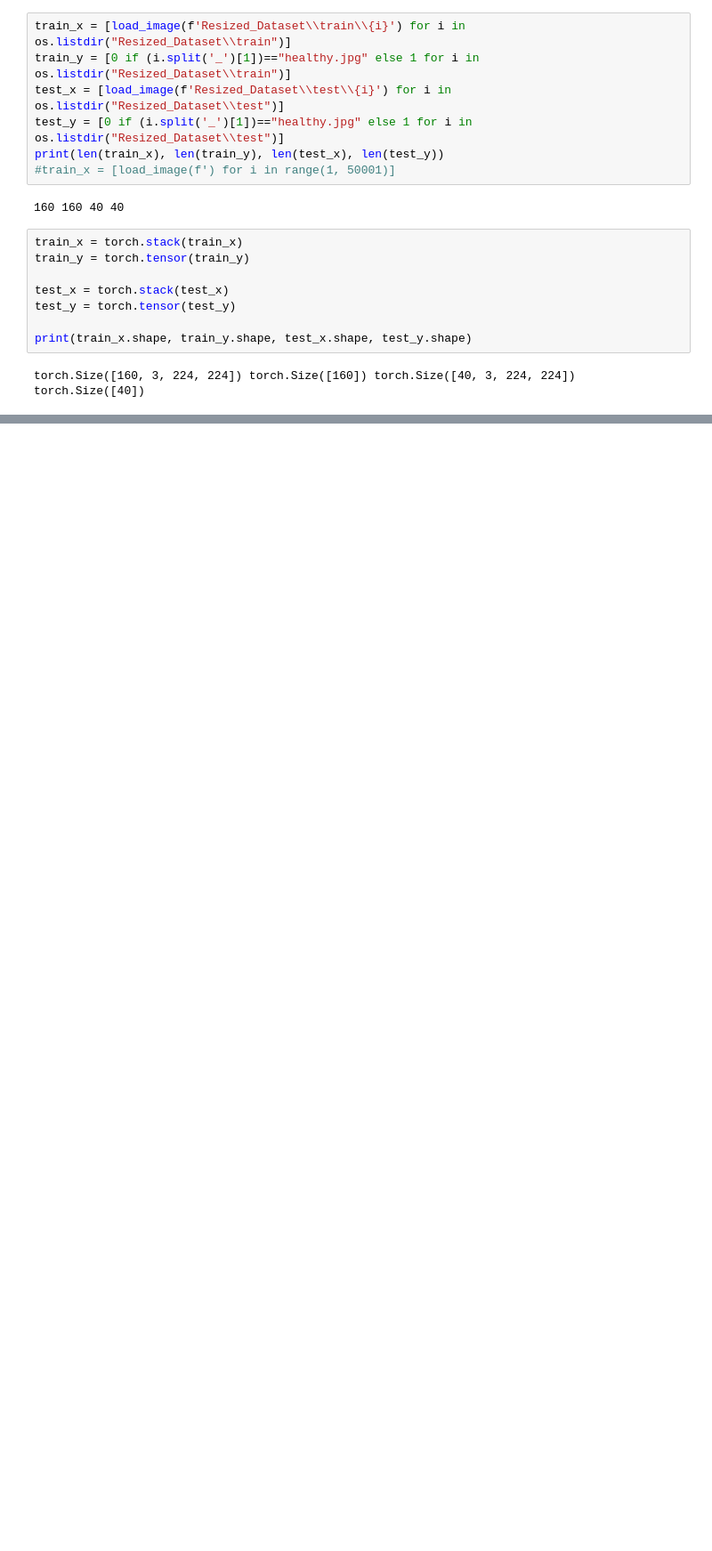
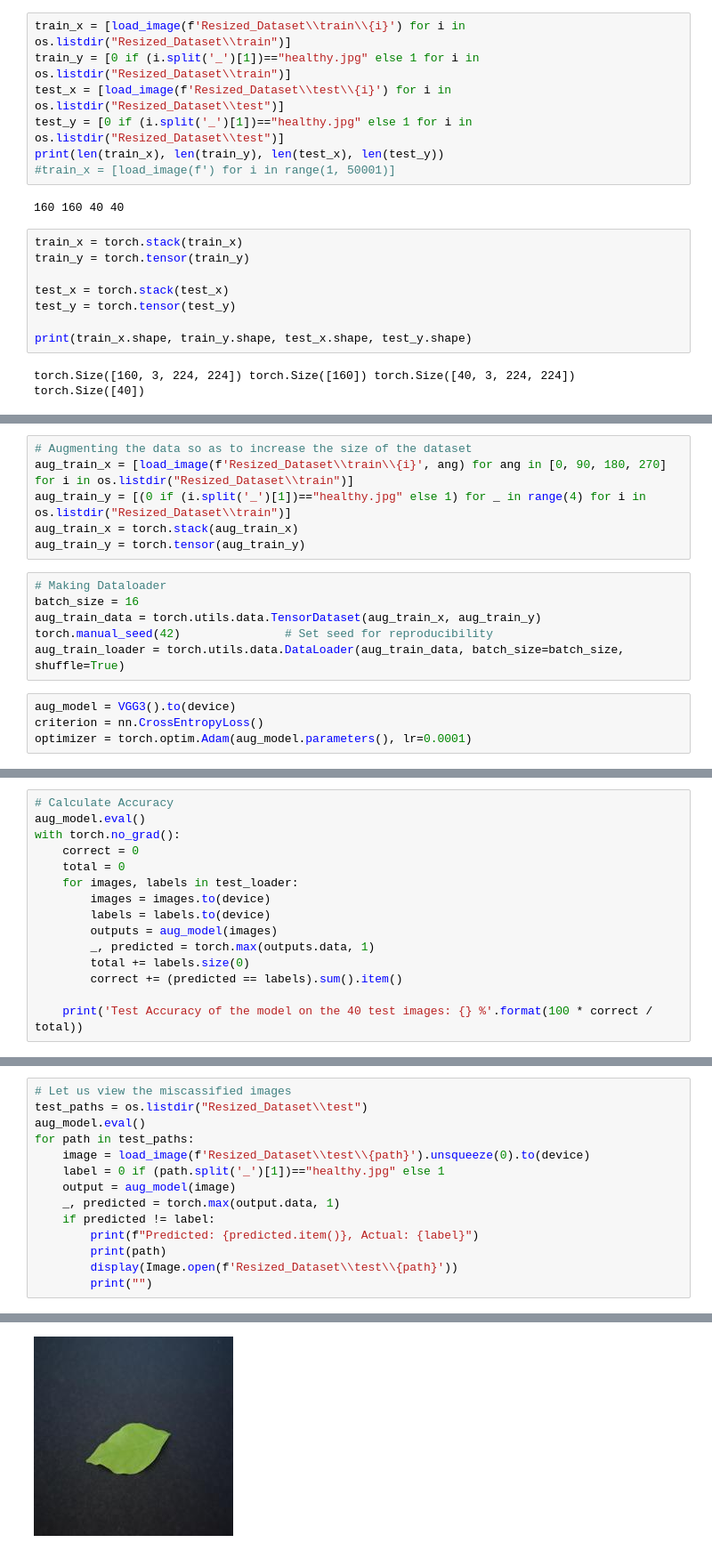
Before and after one commit to HarinarayanJ/ML-Assignment-4, a Jupyter notebook: arch.ipynb, the cells around one changed output, grey strips where cells are left out. Shown at 89% size. Cells and saved outputs as stored; diff of their text form; blank space fills up the shorter version.

Commit message:
Added Data Augmentation with VGG3

```diff
--- a/arch.ipynb
+++ b/arch.ipynb
@@ -262,0 +271,16 @@ Predicted: 1, Actual: 0
+# %%
+# Augmenting the data so as to increase the size of the dataset
+aug_train_x = [load_image(f'Resized_Dataset\\train\\{i}', ang) for ang in [0, 90, 180, 270] for i in os.listdir("Resized_Dataset\\train")]
+aug_train_y = [(0 if (i.split('_')[1])=="healthy.jpg" else 1) for _ in range(4) for i in os.listdir("Resized_Dataset\\train")]
+aug_train_x = torch.stack(aug_train_x)
+aug_train_y = torch.tensor(aug_train_y)
+# %%
+# Making Dataloader
+batch_size = 16
+aug_train_data = torch.utils.data.TensorDataset(aug_train_x, aug_train_y)
+torch.manual_seed(42)               # Set seed for reproducibility
+aug_train_loader = torch.utils.data.DataLoader(aug_train_data, batch_size=batch_size, shuffle=True)
+# %%
+aug_model = VGG3().to(device)
+criterion = nn.CrossEntropyLoss()
+optimizer = torch.optim.Adam(aug_model.parameters(), lr=0.0001)
@@ -262,0 +326,15 @@ Predicted: 1, Actual: 0
+# %%
+# Calculate Accuracy
+aug_model.eval()
+with torch.no_grad():
+    correct = 0
+    total = 0
+    for images, labels in test_loader:
+        images = images.to(device)
+        labels = labels.to(device)
+        outputs = aug_model(images)
+        _, predicted = torch.max(outputs.data, 1)
+        total += labels.size(0)
+        correct += (predicted == labels).sum().item()
+
+    print('Test Accuracy of the model on the 40 test images: {} %'.format(100 * correct / total))
@@ -262,0 +343,15 @@ Predicted: 1, Actual: 0
+# %%
+# Let us view the miscassified images
+test_paths = os.listdir("Resized_Dataset\\test")
+aug_model.eval()
+for path in test_paths:
+    image = load_image(f'Resized_Dataset\\test\\{path}').unsqueeze(0).to(device)
+    label = 0 if (path.split('_')[1])=="healthy.jpg" else 1
+    output = aug_model(image)
+    _, predicted = torch.max(output.data, 1)
+    if predicted != label:
+        print(f"Predicted: {predicted.item()}, Actual: {label}")
+        print(path)
+        display(Image.open(f'Resized_Dataset\\test\\{path}'))
+        print("")
+# %% [output]
@@ -262,0 +363 @@ Predicted: 1, Actual: 0
+[figure, added]
```
Also changed, not shown: parts of 14 cells of this notebook.
